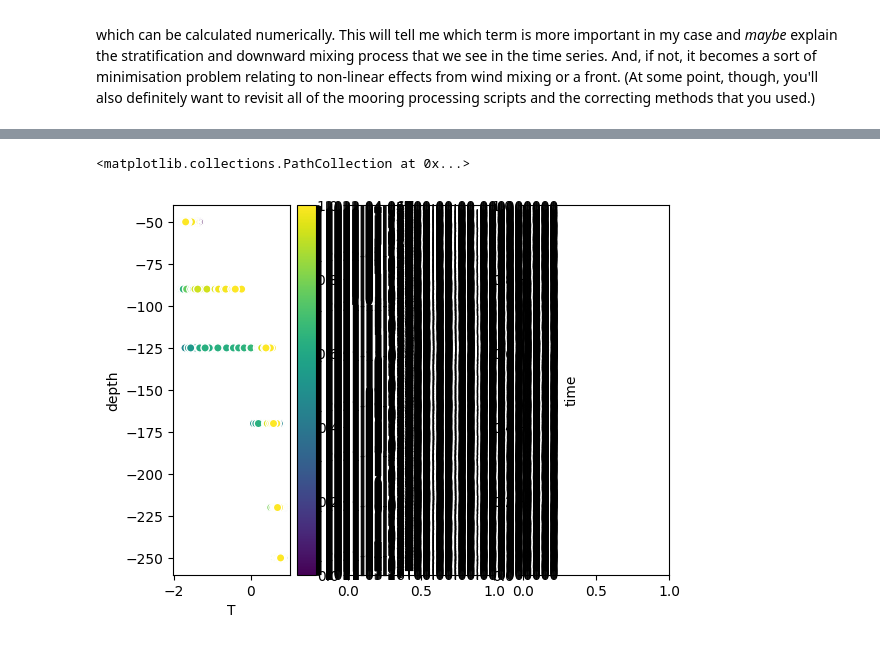
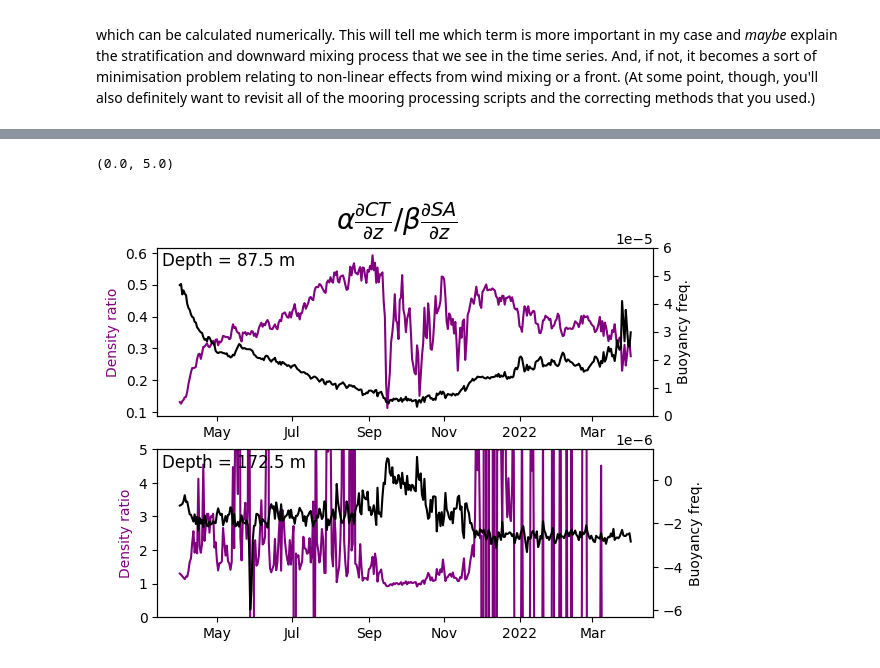
Before and after one commit to rowanjb/obs_analyses, a Jupyter notebook: density_ratios.ipynb, the cells around one changed output, grey strips where cells are left out. Drawn from its saved outputs; the diff is of its cells as text; code cells hidden in the pictures.

Commit message:
Plotted density ratios; brain to fried to interpret them

```diff
--- a/density_ratios.ipynb
+++ b/density_ratios.ipynb
@@ -102,0 +78,20 @@ Attributes:
+# %%
+# Calculate N2
+N2, pmid = [], []
+for n,t in enumerate(ds['time']):
+    tmp1, tmp2 = gsw.Nsquared(
+        ds['SA'].isel(time=n),
+        ds['CT'].isel(time=n),
+        ds['p_from_z'],
+        lat=-69.0005
+    )
+    N2.append(tmp1)
+    pmid.append(tmp2)
+
+depth_mid = [(-50-125)/2,(-125-220)/2]
+
+ds = ds.assign(
+    N2=(['time','depth_mid'], [i for i in N2]),
+    depth_mid=(depth_mid),
+    pmid=(('depth_mid'),pmid[0])
+)
@@ -103,6 +155,35 @@ Attributes:
 # %%
-fig, [ax1, ax2, ax3] = plt.subplots(ncols=3)
-ds_raw.plot.scatter(x='T',y='depth',hue='time',ax=ax1)
+fig, [ax1, ax2] = plt.subplots(ncols=1, nrows=2)
+
+ds['density_ratio'].sel(depth_mid=-87.5).plot(ax=ax1,c='purple')
+ds['density_ratio'].sel(depth_mid=-172.5).plot(ax=ax2,c='purple')
+
+ax1b = ax1.twinx()
+ax2b = ax2.twinx()
+ds['N2'].sel(depth_mid=-87.5).plot(ax=ax1b,c='black')
+ds['N2'].sel(depth_mid=-172.5).plot(ax=ax2b,c='black')
+
+plt.suptitle(r"$\alpha \frac{\partial CT}{\partial z}/\beta \frac{\partial SA}{\partial z}$",fontsize=20)
+for ax in [ax1, ax1b, ax2, ax2b]:
+    ax.set_title('')
+    ax.set_ylabel('')
+    ax.set_xlabel('')
+ax1.set_ylabel("Density ratio")
+ax2.set_ylabel("Density ratio")
+ax1b.set_ylabel("Buoyancy freq.")
+ax2b.set_ylabel("Buoyancy freq.")
+t1 = ax1.text(0.01,0.89,"Depth = 87.5 m",transform=ax1.transAxes, fontsize=12)
+t2 = ax2.text(0.01,0.89,"Depth = 172.5 m",transform=ax2.transAxes, fontsize=12)
+#t1.set_bbox(dict(facecolor='grey', alpha=0.1,linewidth=1))
+#t2.set_bbox(dict(facecolor='grey', alpha=0.1,linewidth=1))
+
+ax1.yaxis.label.set_color('purple')
+ax2.yaxis.label.set_color('purple')
+ax1b.yaxis.label.set_color('black')
+ax2b.yaxis.label.set_color('black')
+
+ax1b.set_ylim(0,6e-5)
+ax2.set_ylim(0,5)
 # %% [output]
-<matplotlib.collections.PathCollection at 0x...>
+(0.0, 5.0)
-[figure, old version]
+[figure, new version]
```
Also changed, not shown: parts of 7 cells of this notebook, 2 other files.
